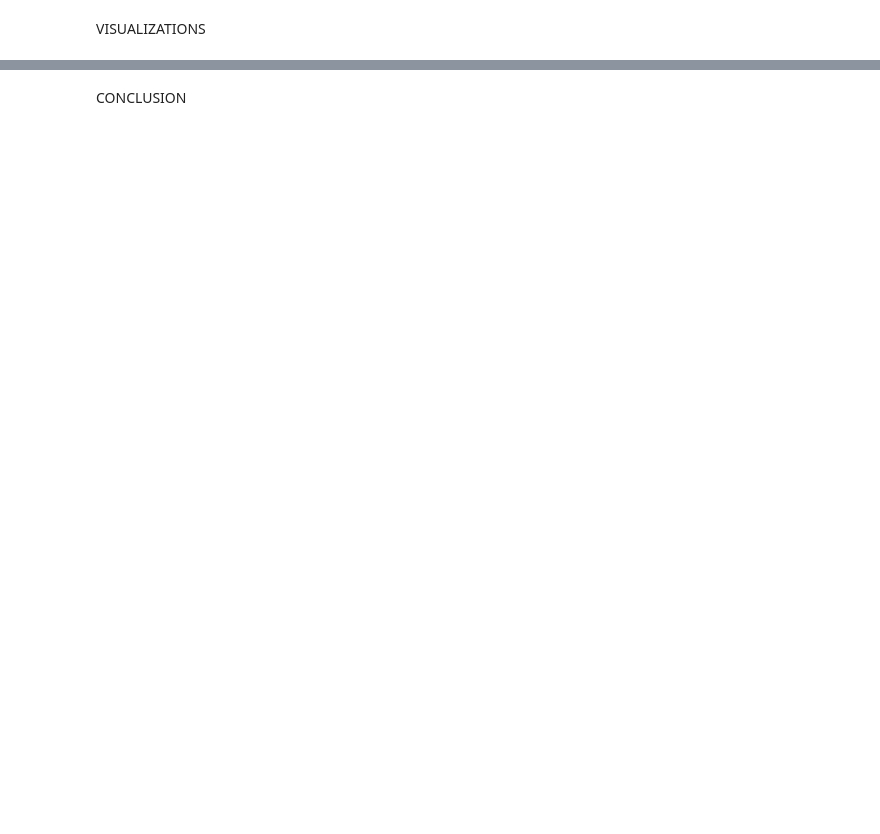
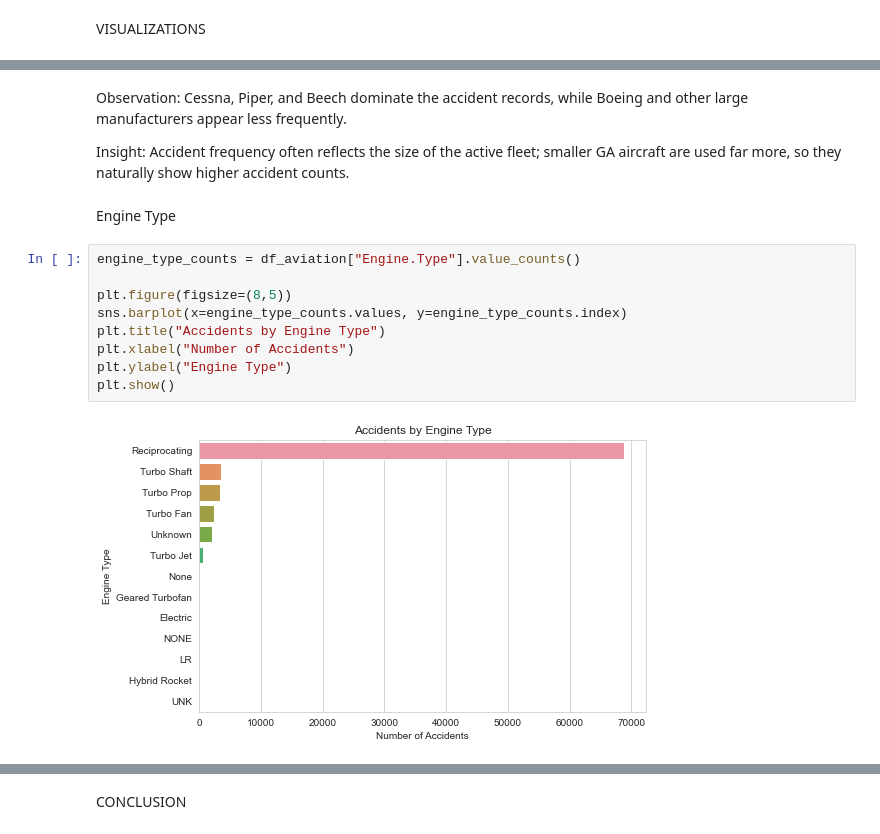
Before and after one commit to triciatoo/My-Phase-1-Project, a Jupyter notebook: index.ipynb, the cells around one changed output, grey strips where cells are left out. Saved outputs shown, nothing was run; the diff lists cells and outputs as text; blank space fills up the shorter version.

```diff
--- a/index.ipynb
+++ b/index.ipynb
@@ -315,0 +414,17 @@ VISUALIZATIONS
+# %% [markdown]
+Observation: Cessna, Piper, and Beech dominate the accident records, while Boeing and other large manufacturers appear less frequently.
+
+Insight: Accident frequency often reflects the size of the active fleet; smaller GA aircraft are used far more, so they naturally show higher accident counts.
+# %% [markdown]
+Engine Type
+# %%
+engine_type_counts = df_aviation["Engine.Type"].value_counts()
+
+plt.figure(figsize=(8,5))
+sns.barplot(x=engine_type_counts.values, y=engine_type_counts.index)
+plt.title("Accidents by Engine Type")
+plt.xlabel("Number of Accidents")
+plt.ylabel("Engine Type")
+plt.show()
+# %% [output]
+[figure, added]
```
Also changed, not shown: parts of 20 cells of this notebook, 1 other file.
